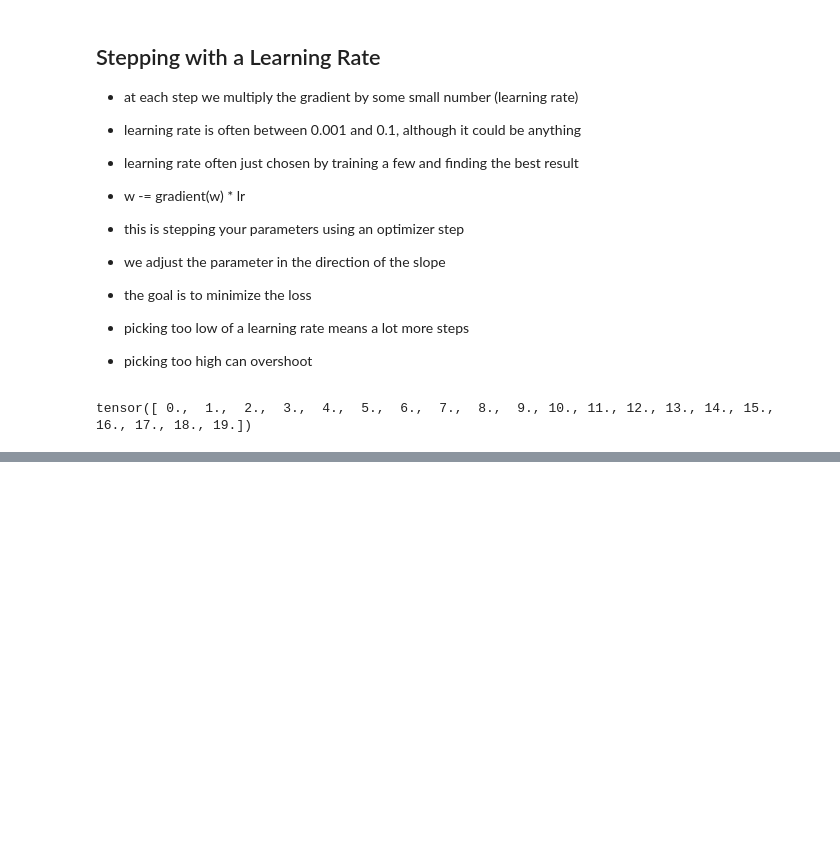
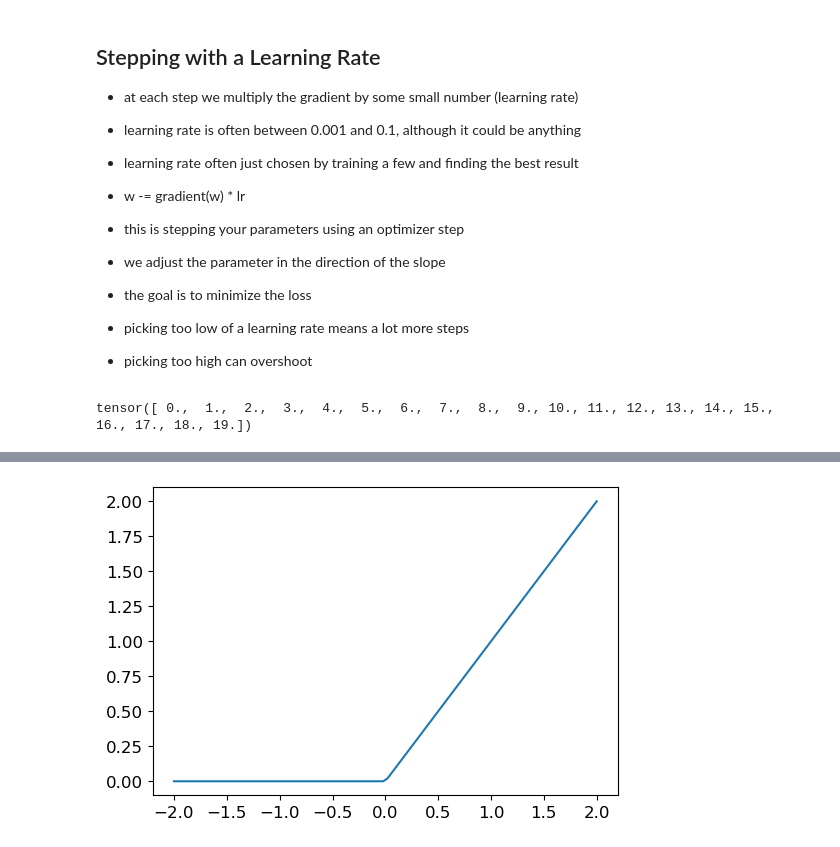
Before and after one commit to andrewjhopkins/fastai, a Jupyter notebook: lesson_3/fastbook-04-mnist-basics.ipynb, the cells around one changed output, grey strips where cells are left out. Drawn from its saved outputs; the diff is of its cells as text; code cells hidden in the pictures; blank space fills up the shorter version.

```diff
--- a/lesson_3/fastbook-04-mnist-basics.ipynb
+++ b/lesson_3/fastbook-04-mnist-basics.ipynb
@@ -482,0 +906,4 @@ plt.tight_layout()
+# %%
+plot_function(F.relu)
+# %% [output]
+[figure, added]
```
Also changed, not shown: parts of 81 cells of this notebook.
